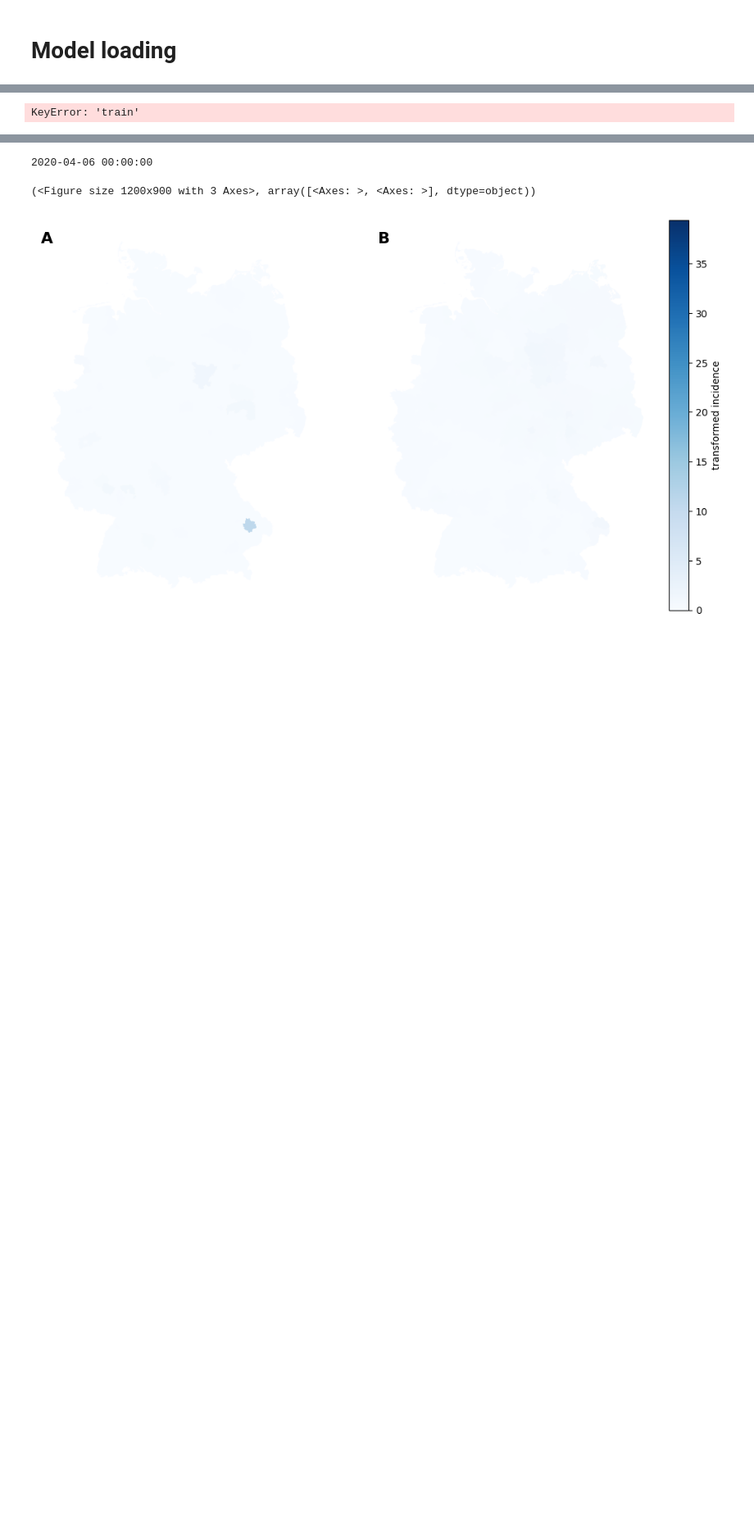
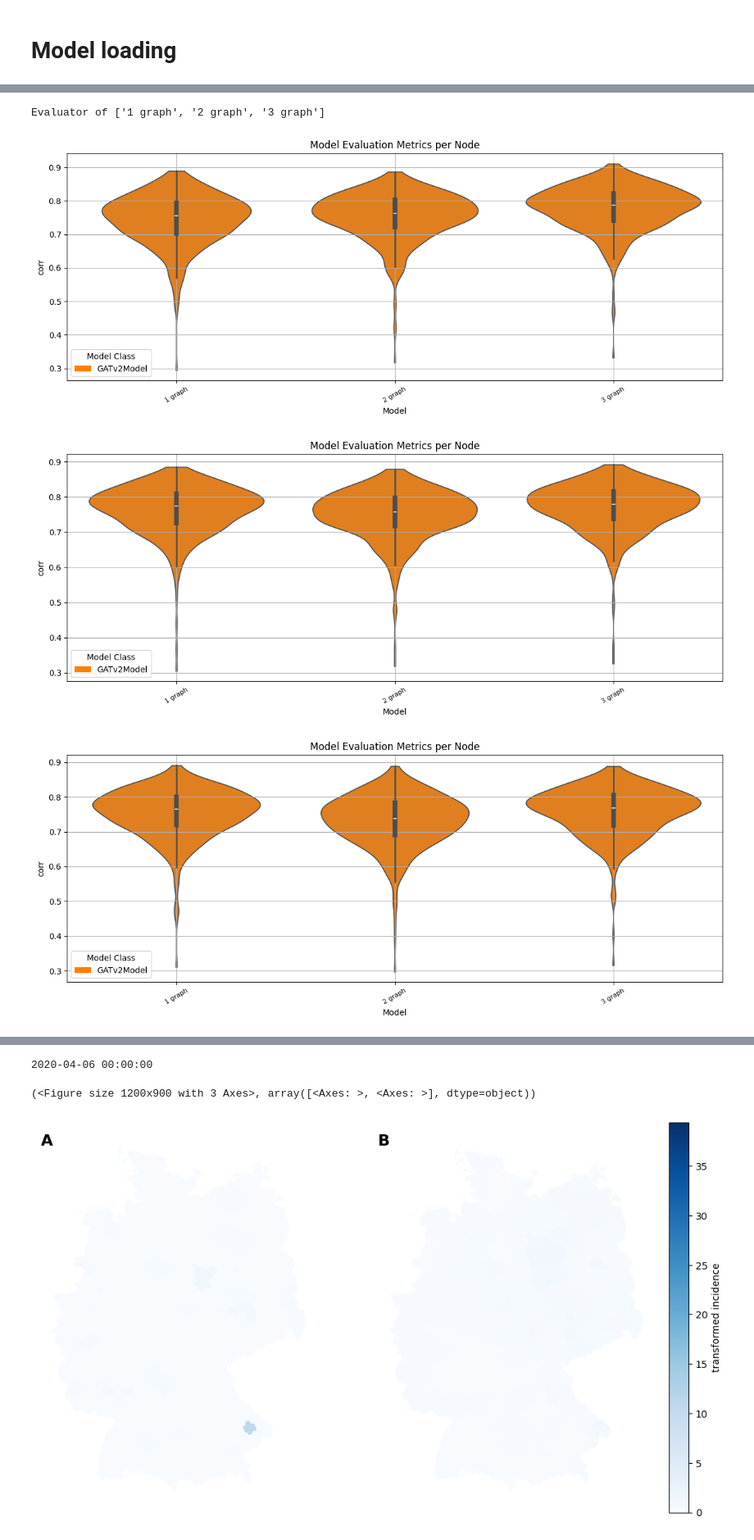
Before and after one commit to stends2001/infectious_disease_gnn, a Jupyter notebook: src/notebooks_storyline/4. TGCNs1.ipynb, the cells around one changed output, grey strips where cells are left out. Shown at 82% size. Drawn from its saved outputs; the diff is of its cells as text; code cells hidden in the pictures; blank space fills up the shorter version.

```diff
--- a/src/notebooks_storyline/4. TGCNs1.ipynb
+++ b/src/notebooks_storyline/4. TGCNs1.ipynb
@@ -74,6 +216,10 @@ ml.show_forecasts('test',26)
 # %%
-ml.show_forecasts('train', 69,timeframe=['2008-06-01','2011-06-01'])
-# ml.forecast('val')
-# ml.show_forecasts('val', 69)
+evallign.plot_metric('corr',0)
+evallign.plot_metric('corr',1)
+evallign.plot_metric('corr',2)
+evallign.plot_metric('corr',3)
 # %% [output]
-KeyError: 'train'
+Evaluator of ['1 graph', '2 graph', '3 graph']
+[figure, added]
+[figure, added]
+[figure, added]
```
Also changed, not shown: parts of 9 cells of this notebook, 59 other files.
